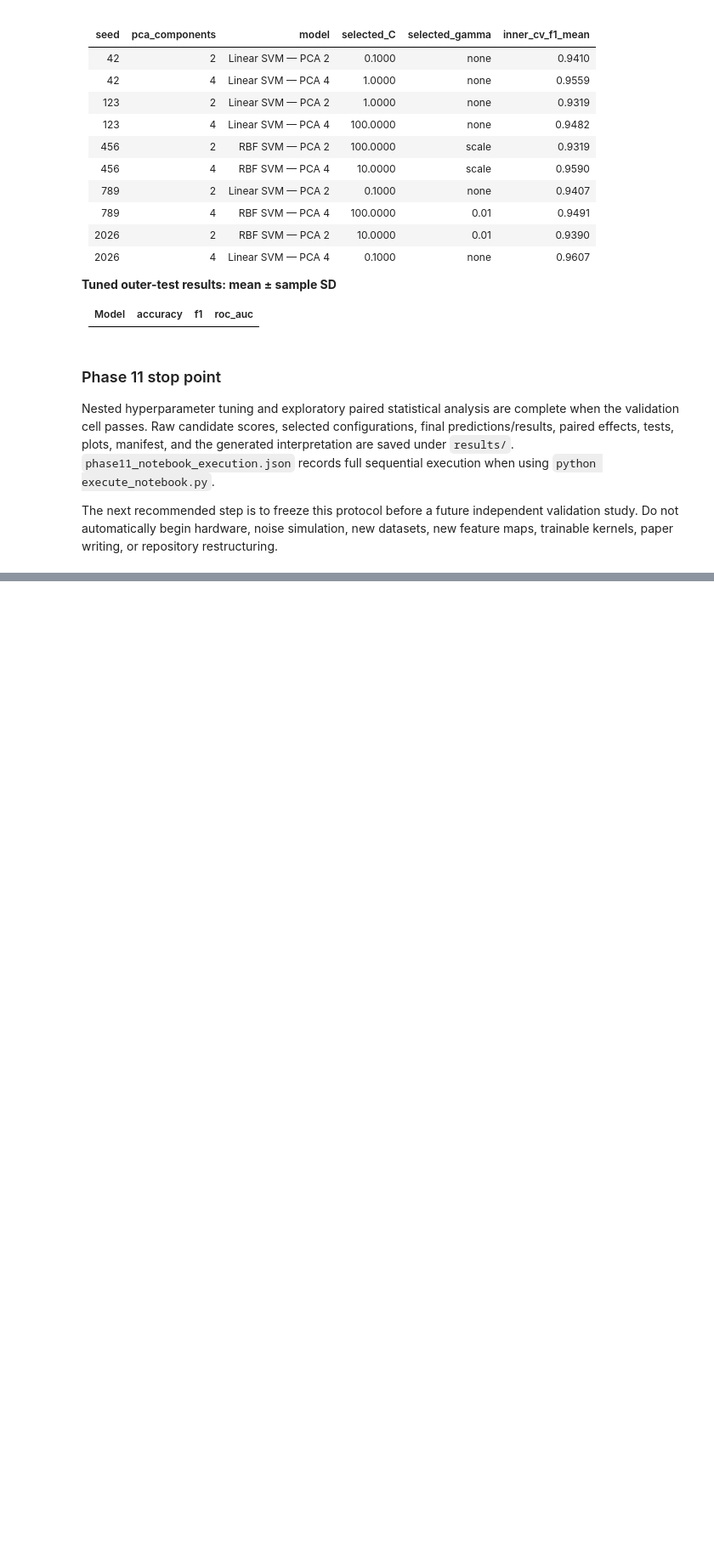
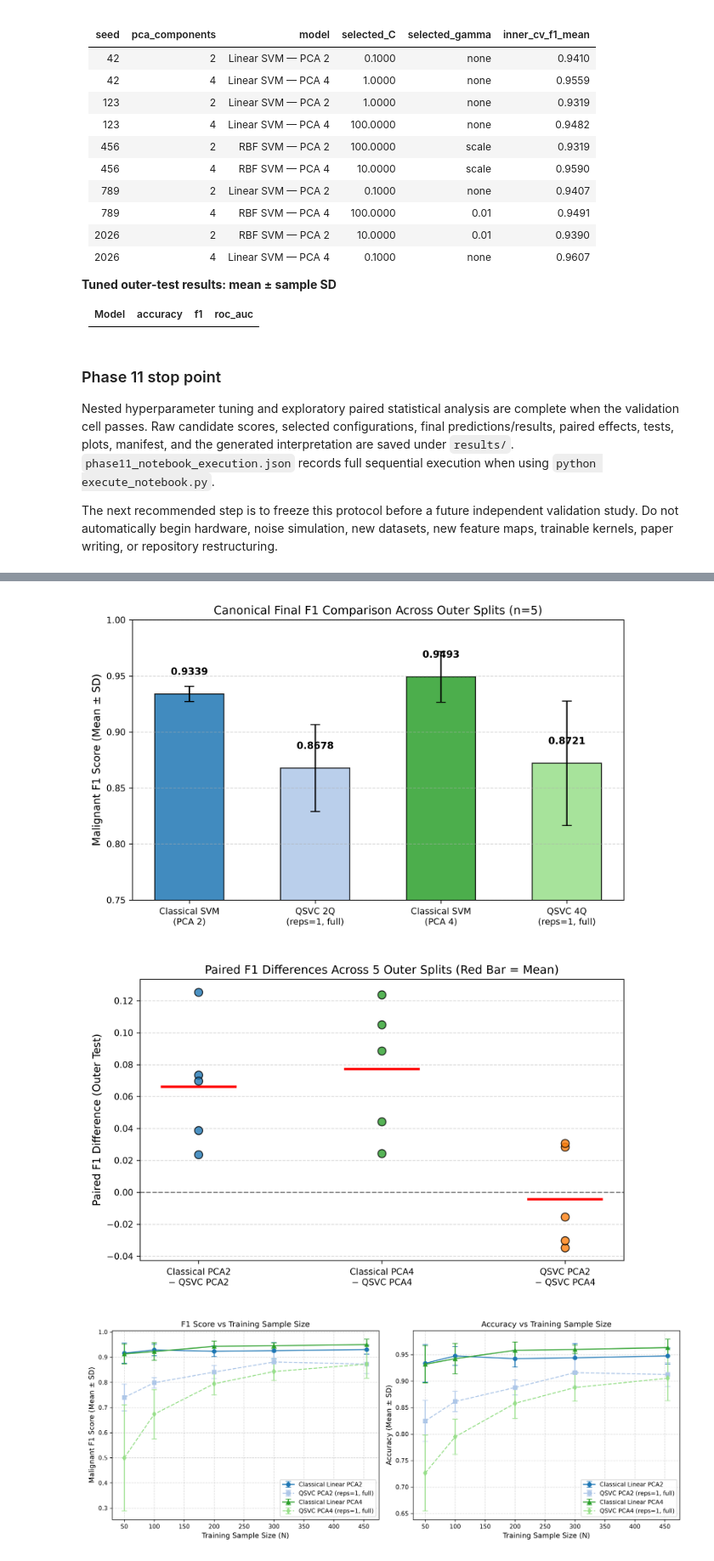
Before and after one commit to SinaQP/SVM-Vs-QSVM, a Jupyter notebook: notebooks/svm_vs_qsvm_setup.ipynb, the cells around one changed output, grey strips where cells are left out. Shown at 85% size. Saved outputs shown, nothing was run; the diff lists cells and outputs as text; code cells hidden in the pictures; blank space fills up the shorter version.

```diff
--- a/svm_vs_qsvm_setup.ipynb
+++ b/notebooks/svm_vs_qsvm_setup.ipynb
@@ -3598,0 +3645,9 @@ The next recommended step is to freeze this protocol before a future independent
+# %%
+display(Image(filename="results/final/final_f1_comparison.png", width=650))
+display(Image(filename="results/final/final_paired_f1_differences.png", width=650))
+display(Image(filename="results/final/final_sample_size_scaling.png", width=800))
+display(Image(filename="results/final/final_kernel_heatmaps.png", width=700))
+# %% [output]
+[figure, added]
+[figure, added]
+[figure, added]
```
Also changed, not shown: parts of 8 cells of this notebook, 54 other files.
